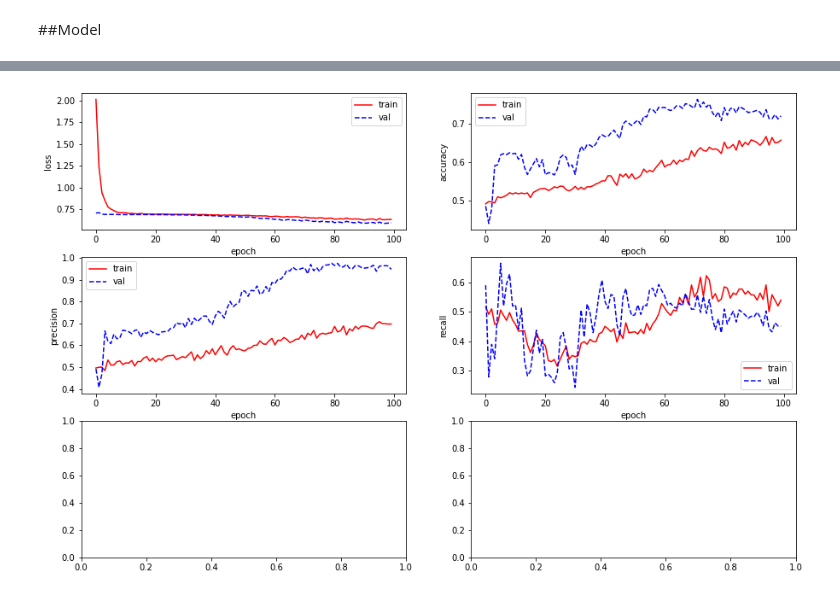
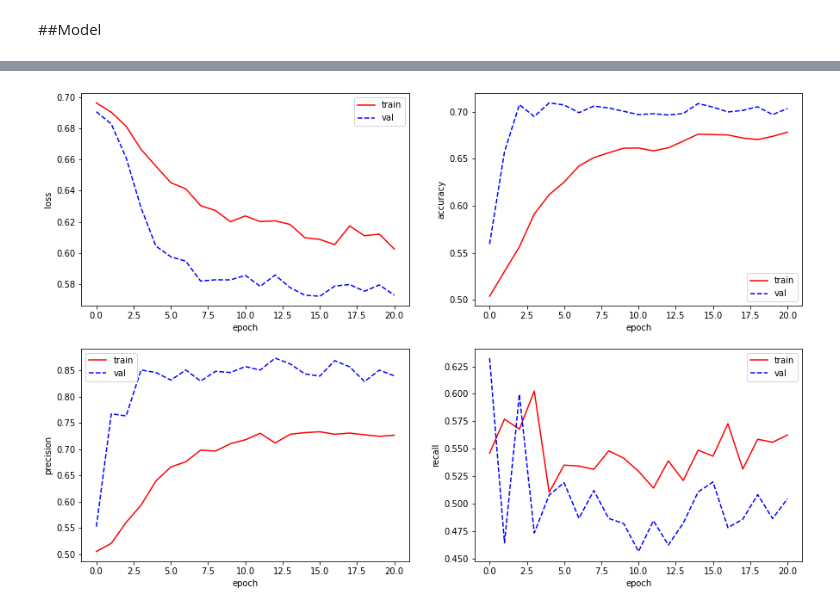
Before and after one commit to gigihsantoso/deeplearning---fintech, a Jupyter notebook: Deep_Learning_Fintech.ipynb, the cells around one changed output, grey strips where cells are left out. Drawn from its saved outputs; the diff is of its cells as text; code cells hidden in the pictures.

```diff
--- a/Deep_Learning_Fintech.ipynb
+++ b/Deep_Learning_Fintech.ipynb
@@ -323,15 +351,16 @@ for features, labels in train_ds.take(1):
 # %% [markdown]
 membagikan column berdasarkan numeric atau categorical integer atau string
 # %%
-num_to_categorical_keys = ["balance", "age"]
-categorical_string_keys = ["job", "marital", "education",]
-binary_string_keys = ["housing", "loan", "month", "default"]
+bins= [100, 10, 10, 10, 10]
+num_to_categorical_keys = ["balance", "age", "campaign", "pdays",	"previous"]
+categorical_string_keys = ["job", "marital", "education", "poutcome"]
+binary_string_keys = ["housing", "loan", "default"]
 all_inputs = []
 all_preprocessors = []
 # %%
 for categorical in binary_string_keys:
   input = tf.keras.Input(shape=(1,), name=categorical, dtype="string")
-  cat_layer = categories_preprocessing(name=categorical, dataset=train_ds, dtype="string", step=step)
+  cat_layer = categories_preprocessing(name=categorical, dataset=train_ds, dtype="string", step=step, output_mode="one_hot")
   cat_preprocessor = cat_layer(input)
   all_inputs.append(input)
   all_preprocessors.append(cat_preprocessor)
@@ -343,9 +372,9 @@ for categorical in categorical_string_keys:
   all_inputs.append(input)
   all_preprocessors.append(cat_preprocessor)
 # %%
-for num_cat in num_to_categorical_keys:
+for num_cat, bin in zip(num_to_categorical_keys, bins):
   input = tf.keras.Input(shape=(1,), name=num_cat, dtype="int64")
-  num_cat_layer = numeric_to_categories_preprocessing(name=num_cat, dataset=train_ds, step=step, num_bins=30, output_mode="one_hot")
+  num_cat_layer = numeric_to_categories_preprocessing(name=num_cat, dataset=train_ds, step=step, num_bins=bin, output_mode="one_hot")
   num_cat_preprocessor = num_cat_layer(input)
   all_inputs.append(input)
   all_preprocessors.append(num_cat_preprocessor)
@@ -401,7 +429,8 @@ model.compile(optimizer=tf.keras.optimizers.Adam(),
               loss=tf.keras.losses.BinaryCrossentropy(),
               metrics=METRICS)
 # %%
-es_loss = tf.keras.callbacks.EarlyStopping(monitor='loss', patience=30, restore_best_weights=True)
-history = model.fit(train_ds, epochs=100, validation_data=val_ds, validation_steps=32, callbacks=[es_loss], steps_per_epoch=32)
+loss = tf.keras.callbacks.EarlyStopping(monitor='loss', patience=50, restore_best_weights=True)
+# val_loss = tf.keras.callbacks.EarlyStopping(monitor='val_loss', patience=5, restore_best_weights=True)
+history = model.fit(train_ds, epochs=100, validation_data=val_ds, validation_steps=32, callbacks=[loss, val_loss], steps_per_epoch=32)
 # %% [output]
 Epoch 1/100
@@ -424,8 +453,8 @@ Epoch 100/100
 # %%
 metric = ['loss', 'accuracy', 'precision', 'recall']
-plot_metric(3,2, history, metric)
+plot_metric(2,2, history, metric)
 # %% [output]
-[figure, old version]
+[figure, new version]
 # %%
 predict_test = model.predict(test_ds)
 test_ds_unbach = test_ds.unbatch()
```
Also changed, not shown: parts of 18 cells of this notebook.
